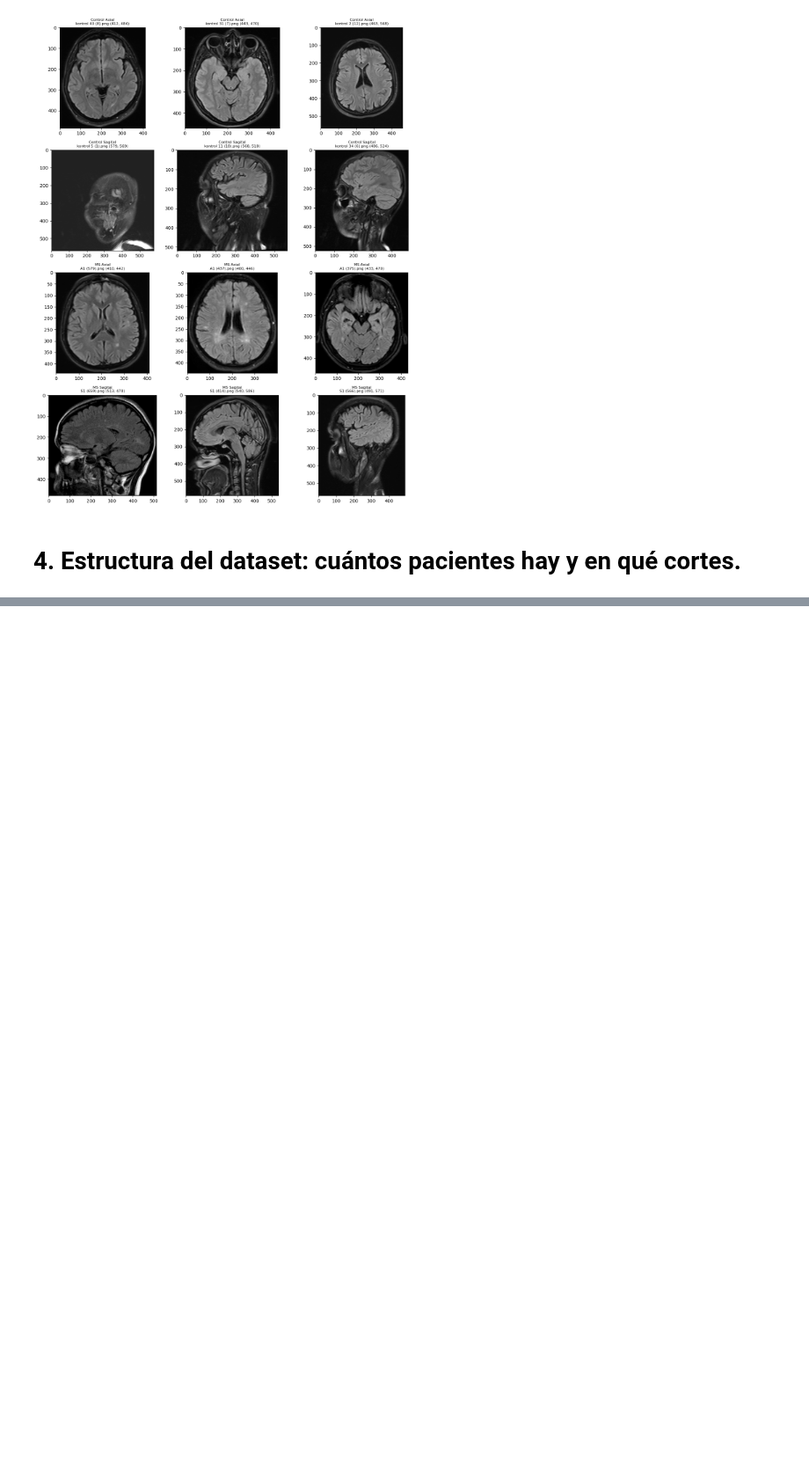
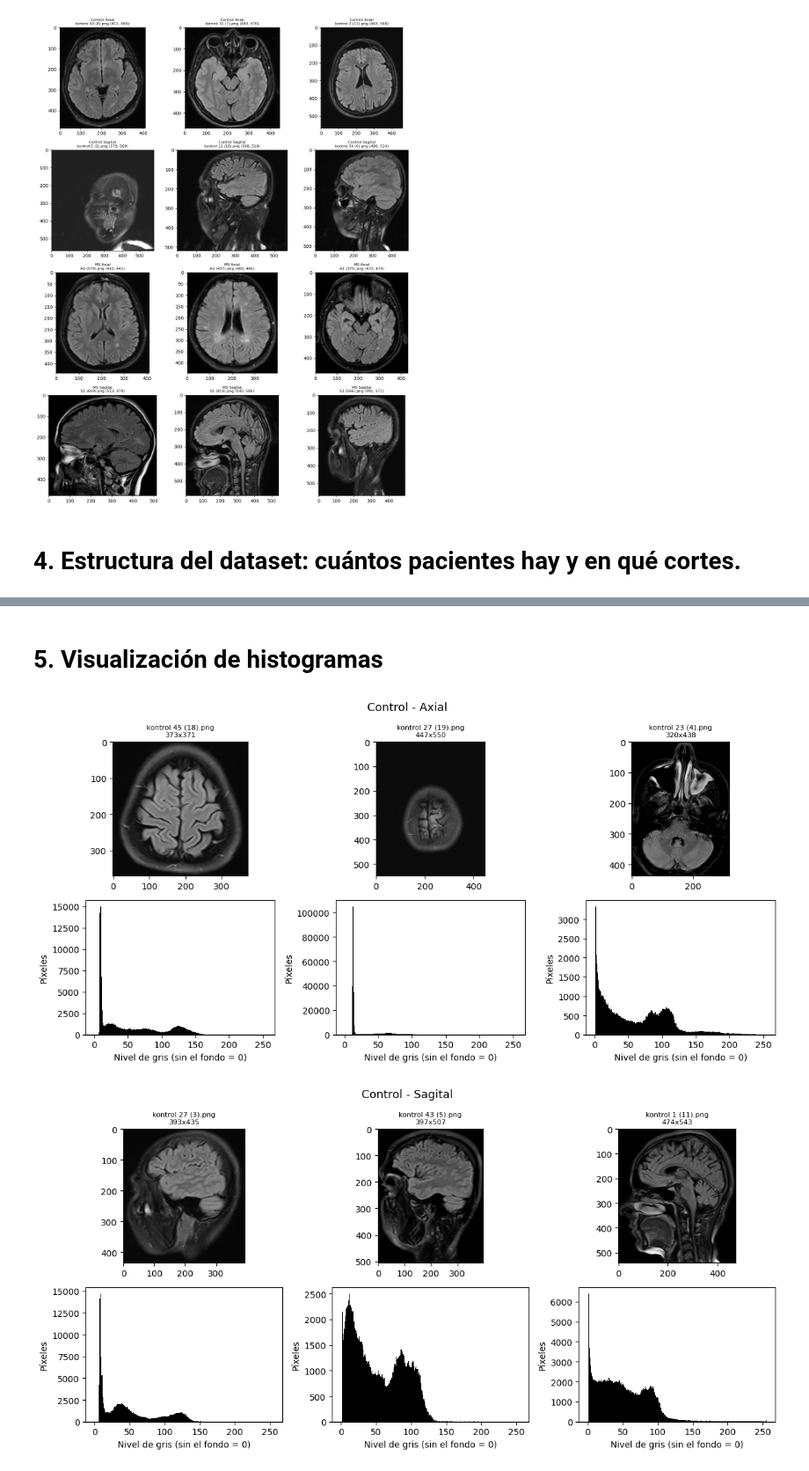
Before and after one commit to tobias-del/PSIB2026Q2-TPI-Grupo07-Barboza-Casais-Mitchelena, a Jupyter notebook: 01_EXPLORACION.ipynb, the cells around one changed output, grey strips where cells are left out. Shown at 88% size. Cells and saved outputs as stored; diff of their text form; code cells hidden in the pictures; blank space fills up the shorter version.

```diff
--- a/01_EXPLORACION.ipynb
+++ b/01_EXPLORACION.ipynb
@@ -180,0 +183,24 @@ Etiquetado de los datos de control
+# %% [markdown]
+# 5. Visualización de histogramas
+# %%
+# Algunas imágenes al azar
+def a_gris(ruta):
+    return np.asarray(Image.open(ruta).convert("L"))
+
+N = 3
+for (clase, corte), g in df.groupby(["Clase", "Corte"]):
+    muestra = g.sample(N)
+    fig, axs = plt.subplots(2, N, figsize=(12, 6))
+    for j, (_, r) in enumerate(muestra.iterrows()):
+        img = a_gris(r["ruta"])
+        axs[0, j].imshow(img, cmap="gray", vmin=0, vmax=255)
+        axs[0, j].set_title(f"{r['ruta'].name}\n{img.shape[1]}x{img.shape[0]}", fontsize=8)
+        axs[1, j].hist(img[img > 0].ravel(), bins=256, range=(0, 255), color="k")
+        axs[1, j].set_xlabel("Nivel de gris (sin el fondo = 0)")
+        axs[1, j].set_ylabel("Píxeles")
+    fig.suptitle(f"{clase} - {corte}", fontsize=13)
+    plt.tight_layout()
+    plt.show()
+# %% [output]
+[figure, added]
+[figure, added]
```
Also changed, not shown: parts of 6 cells of this notebook.
